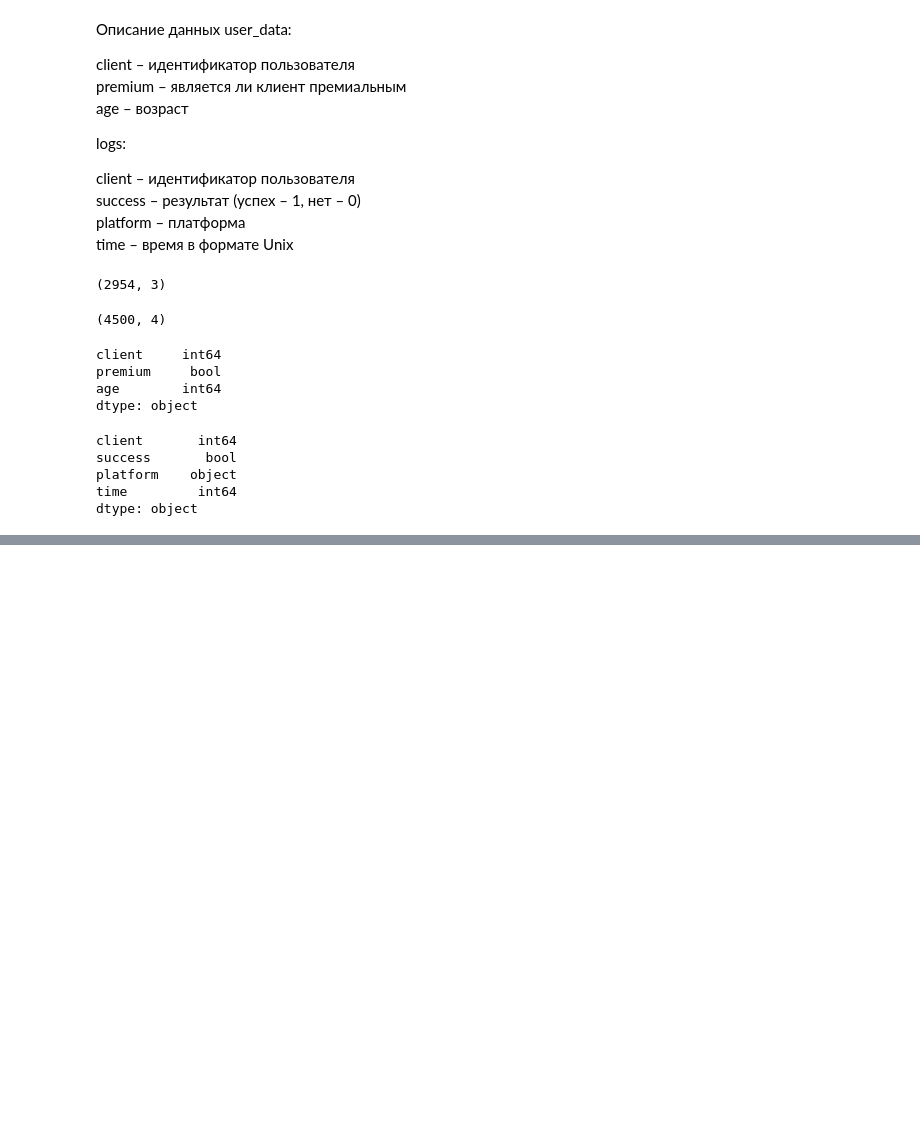
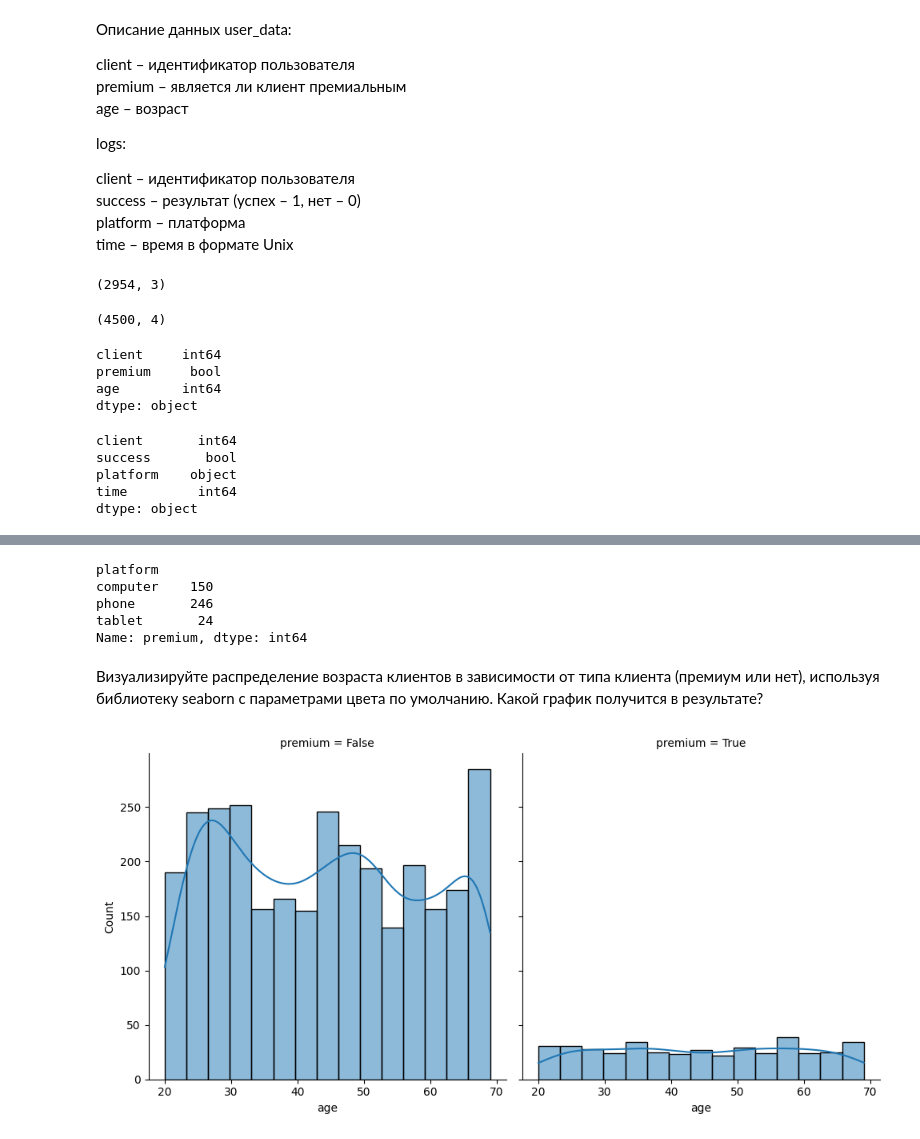
Before and after one commit to KirillXL/Statistics_practice, a Jupyter notebook: part2.ipynb, the cells around one changed output, grey strips where cells are left out. Saved outputs shown, nothing was run; the diff lists cells and outputs as text; code cells hidden in the pictures; blank space fills up the shorter version.

```diff
--- a/part2.ipynb
+++ b/part2.ipynb
@@ -232,0 +291,2 @@ dtype: object
+# %%
+user_data = users.merge(user_logs,how='inner',on='client')
@@ -232,0 +302,15 @@ dtype: object
+# %%
+#очень грязное решение на мой взгляд, мы по сумме premium определяем популярность платформы
+user_data.groupby('platform')['premium'].sum()
+# %% [output]
+platform
+computer    150
+phone       246
+tablet       24
+Name: premium, dtype: int64
+# %% [markdown]
+Визуализируйте распределение возраста клиентов в зависимости от типа клиента (премиум или нет), используя библиотеку seaborn с параметрами цвета по умолчанию. Какой график получится в результате?
+# %%
+ax = sns.displot(data=user_data, x="age", col="premium", kde=True)
+# %% [output]
+[figure, added]
```
Also changed, not shown: parts of 18 cells of this notebook.
